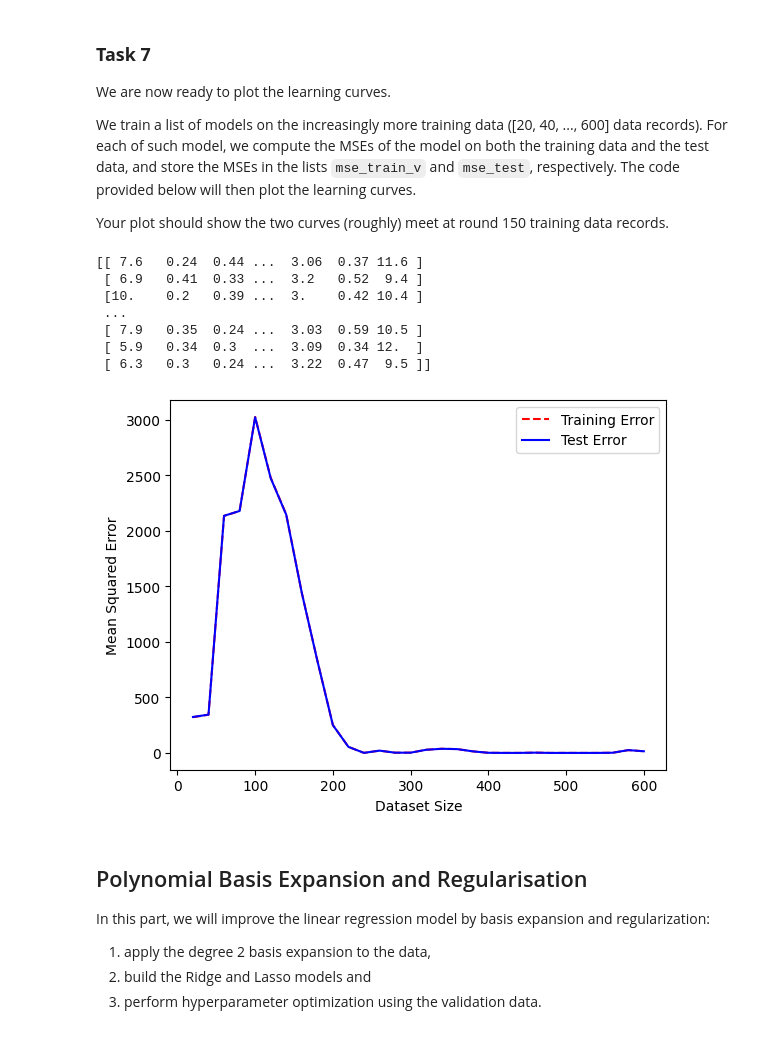
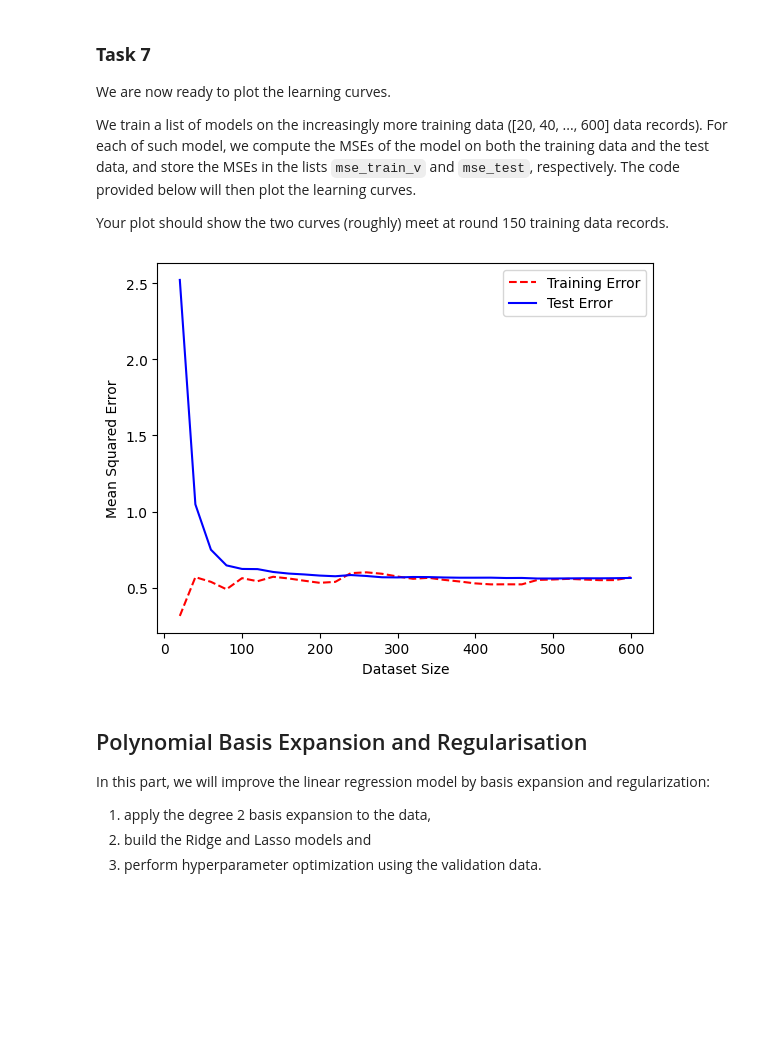
Before and after one commit to radubauzh/DataScience, a Jupyter notebook: Practical_1.ipynb, the cells around one changed output. Saved outputs shown, nothing was run; the diff lists cells and outputs as text; code cells hidden in the pictures; blank space fills up the shorter version.

```diff
--- a/Practical_1.ipynb
+++ b/Practical_1.ipynb
@@ -335,10 +335,12 @@ def train_and_test(X_train, y_train, X_test, y_test):
     X_train_std_n, X_train_mean_n, X_train_std_div_n = standardize_data(X_train)
     X_test_std_n = (X_test-X_train_mean_n)/X_train_std_div_n
 
+
     w_n = least_squares_compute_parameters(X_train_std_n, y_train)
 
-    mse_train = test_predictor(expand_with_ones(X_train_std_n), y_train, lambda x: linear_model_predictor(x, w))
-    mse_test = test_predictor(expand_with_ones(X_test_std_n), y_test, lambda x: linear_model_predictor(x, w))
+    mse_train = test_predictor(expand_with_ones(X_train_std_n), y_train, lambda x: linear_model_predictor(x, w_n))
+    mse_test = test_predictor(expand_with_ones(X_test_std_n), y_test, lambda x: linear_model_predictor(x, w_n))
+
     return mse_train, mse_test
     ###################################################
     ##### YOUR CODE ENDS HERE #########################
@@ -371,43 +373,36 @@ mse_test_v = []
 
 TRAINING_SIZE_MAX = 601
 TRAINING_SIZE_MIN = 20
 
 # compute the MSE over data with sizes from TRAINING_SIZE_MIN to TRAINING_SIZE_MAX with increasing step 20
 for train_size in range(TRAINING_SIZE_MIN, TRAINING_SIZE_MAX, 20):
     # TODO:
     #   1. use the first train_size data records from the X_train and y_train as the training data
     #   2. train and compute the MSE on both training and test data using the train_and_test function
     #   3. add the computed MSE to the lists mse_train_v and mse_test_v
     # The code below is just for compilation.
     # You need to replace it by your own code.
     ###################################################
     ##### YOUR CODE STARTS HERE #######################
     ###################################################
     # Still wrong
-    mse_train, mse_test = train_and_test(X_train[:train_size], y_train[:train_size], X_test, y_test)
+    mse_train, mse_test = train_and_test(X_train[:train_size,:], y_train[:train_size], X_test, y_test)
 
     mse_train_v.append(mse_train)
     mse_test_v.append(mse_test)
     ###################################################
     ##### YOUR CODE ENDS HERE #########################
     ###################################################
-print(X_train)
+
 # The below code generates the learning curves plot
 plt.plot(np.arange(TRAINING_SIZE_MIN, TRAINING_SIZE_MAX, 20), mse_train_v, 'r--', label="Training Error")
 plt.plot(np.arange(TRAINING_SIZE_MIN, TRAINING_SIZE_MAX, 20), mse_test_v, 'b-', label="Test Error")
 plt.legend(loc="upper right")
 plt.xlabel('Dataset Size')
 plt.ylabel('Mean Squared Error')
 plt.show()
 # %% [output]
-[[ 7.6   0.24  0.44 ...  3.06  0.37 11.6 ]
- [ 6.9   0.41  0.33 ...  3.2   0.52  9.4 ]
- [10.    0.2   0.39 ...  3.    0.42 10.4 ]
- ...
- [ 7.9   0.35  0.24 ...  3.03  0.59 10.5 ]
- [ 5.9   0.34  0.3  ...  3.09  0.34 12.  ]
- [ 6.3   0.3   0.24 ...  3.22  0.47  9.5 ]]
-[figure, old version]
+[figure, new version]
 # %% [markdown]
 ## Polynomial Basis Expansion and Regularisation
 
```
Also changed, not shown: parts of 1 cell of this notebook.
